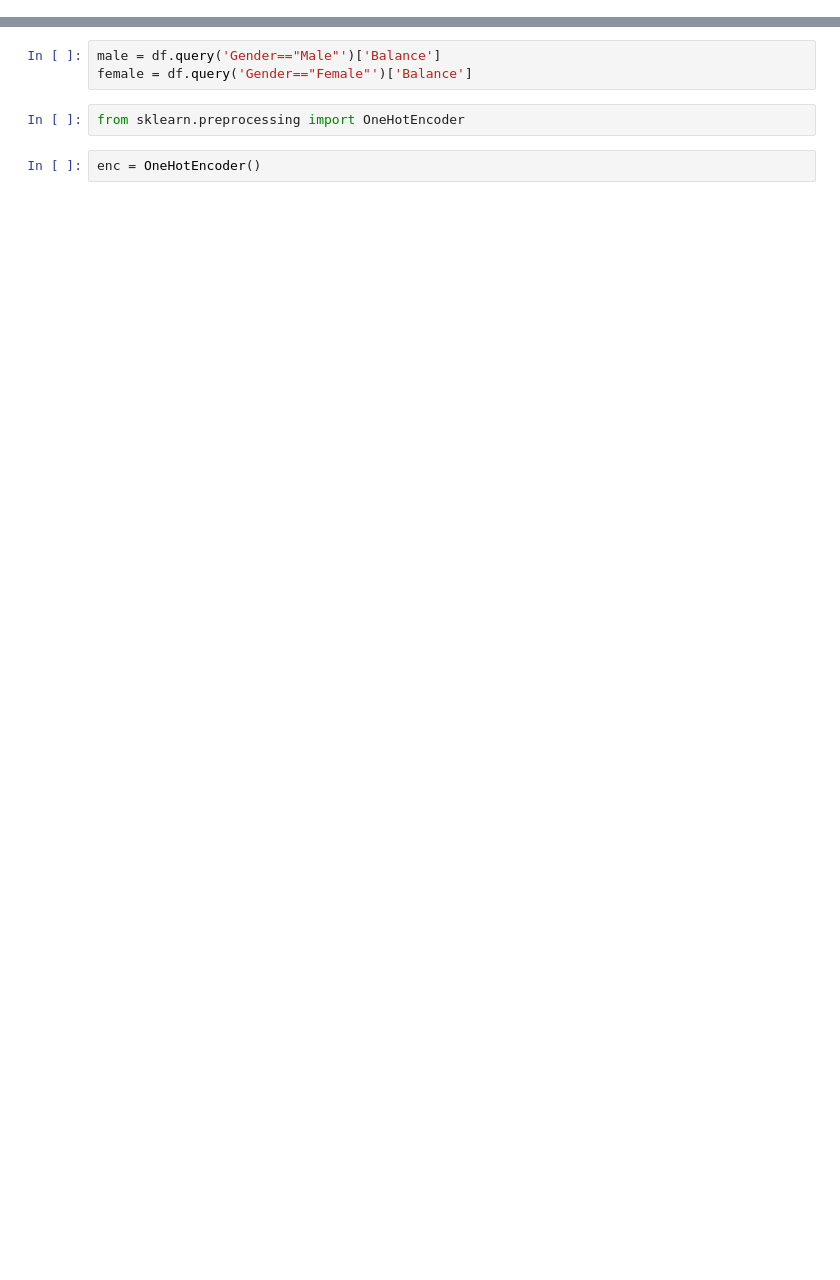
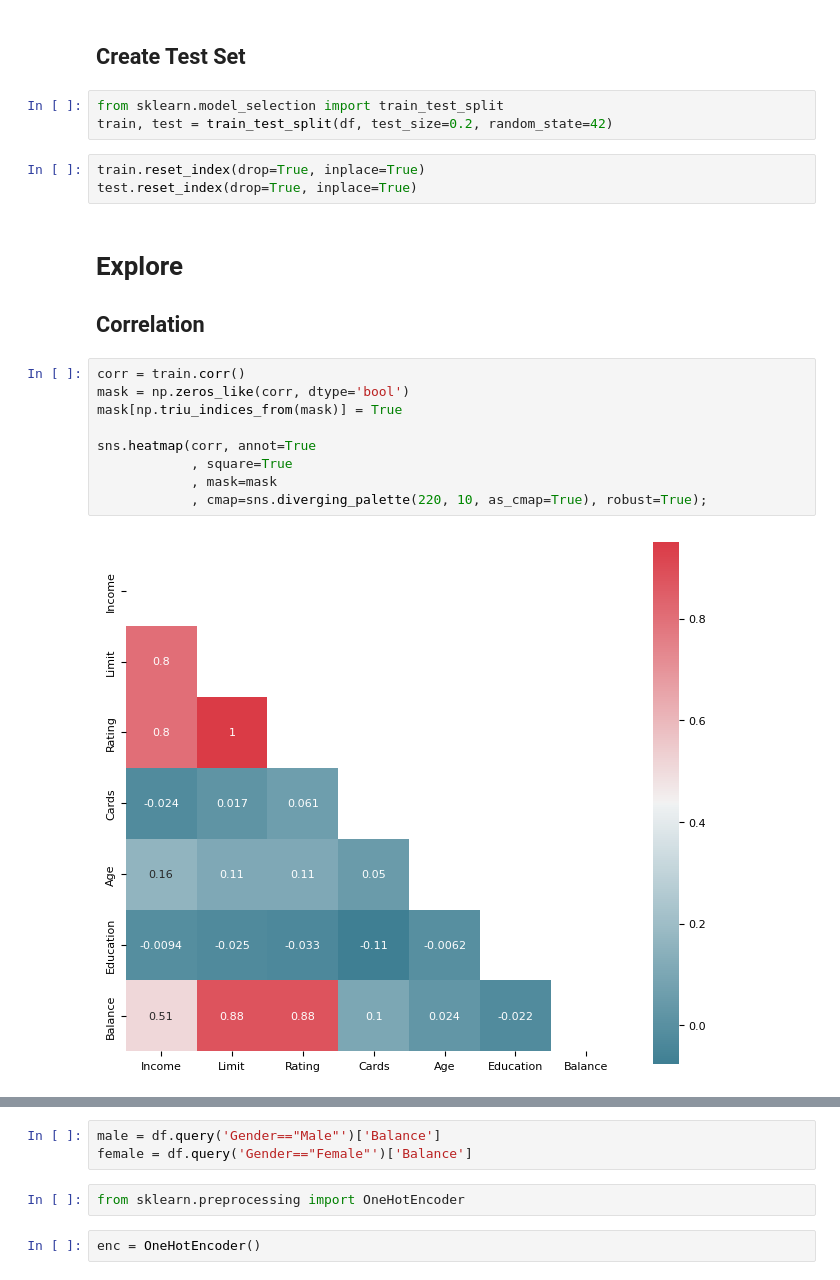
Before and after one commit to cmd-master/std-islr, a Jupyter notebook: creditcard.ipynb, the cells around one changed output, grey strips where cells are left out. Cells and saved outputs as stored; diff of their text form; blank space fills up the shorter version.

```diff
--- a/creditcard.ipynb
+++ b/creditcard.ipynb
@@ -17,0 +69,22 @@ df.head()
+# %% [markdown]
+## Create Test Set
+# %%
+from sklearn.model_selection import train_test_split
+train, test = train_test_split(df, test_size=0.2, random_state=42)
+# %%
+train.reset_index(drop=True, inplace=True)
+test.reset_index(drop=True, inplace=True)
+# %% [markdown]
+# Explore
+## Correlation
+# %%
+corr = train.corr()
+mask = np.zeros_like(corr, dtype='bool')
+mask[np.triu_indices_from(mask)] = True
+
+sns.heatmap(corr, annot=True
+            , square=True
+            , mask=mask
+            , cmap=sns.diverging_palette(220, 10, as_cmap=True), robust=True);
+# %% [output]
+[figure, added]
```
Also changed, not shown: parts of 22 cells of this notebook.
